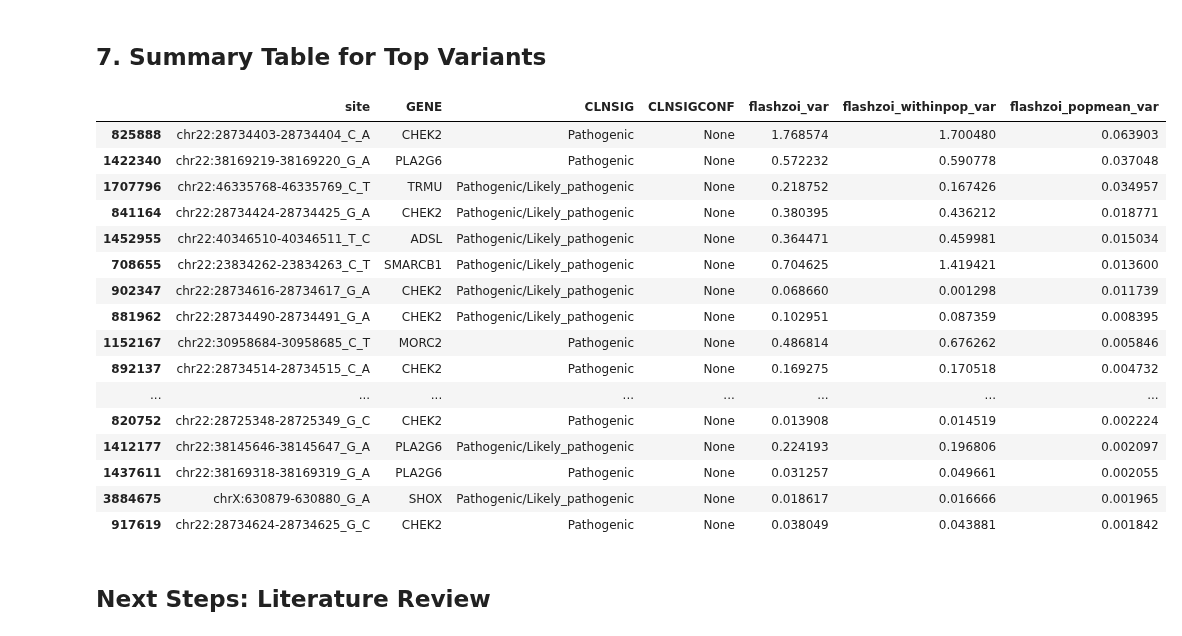
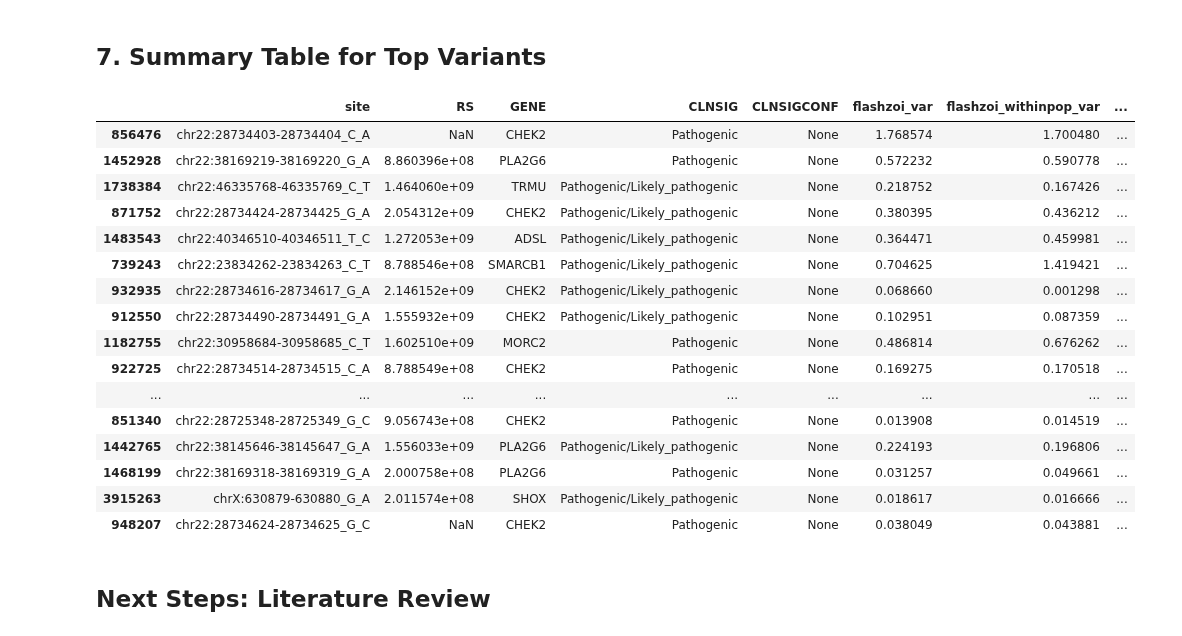
Before and after one commit to bschilder/VEP_DNA, a Jupyter notebook: notebooks/vep_population_analysis.ipynb, the cells around one changed output. Cells and saved outputs as stored; diff of their text form; code cells hidden in the pictures.

```diff
--- a/notebooks/vep_population_analysis.ipynb
+++ b/notebooks/vep_population_analysis.ipynb
@@ -47,9 +47,6 @@ vep_df.head()
 | 356865 | chr21:25714732-25714733_T_C | REF | 0 | delta_max_max | NaN | NaN | 2.838457 | NaN | NaN | NaN | ... |
 | 356866 | chr21:25714732-25714733_T_C | REF | 0 | delta_mean | NaN | NaN | 0.000149 | NaN | NaN | NaN | ... |
 | 356867 | chr21:25714732-25714733_T_C | REF | 0 | delta_pow2_mean | NaN | NaN | 0.000056 | NaN | NaN | NaN | ... |
-# %%
-vep_df = vep_df.loc[vep_df["slot"]=="COVR"]
-vep_df = va.add_onekg_metadata(vep_df)
 # %%
 bed_utr = cv.read_bed("data/UTR/clinvar_utr_snv.bed.gz",
                       extract_ids=True,
@@ -93,22 +91,22 @@ vep_df_covr = vep_df_covr.merge(pop_within_var, on=['site', 'Population'], how='
 vep_df_covr = vep_df_covr.merge(pop_var_of_means, on='site', how='left')
 # %%
 
-# Columns to keep in the output
-extra_cols = [
-    'CLNSIG', 'CLNSIG_simple', 'CLNSIG_super_simple',
-    'CLNSIGCONF', 'CLNREVSTAT', 'CLNREVSTAT_score'
-]
+# # Columns to keep in the output
+# extra_cols = [
+#     'CLNSIG', 'CLNSIG_simple', 'CLNSIG_super_simple',
+#     'CLNSIGCONF', 'CLNREVSTAT', 'CLNREVSTAT_score'
+# ]
 
-# For each extra column, if missing or all NaN, merge it back in from the original vep_df
-for col in extra_cols:
-    if col not in vep_df_covr.columns or vep_df_covr[col].isnull().all():
-        vep_df_covr = vep_df_covr.drop(columns=[col], errors='ignore')
-        # Only merge if the column exists in the original DataFrame
-        if col in vep_df.columns:
-            vep_df_covr = vep_df_covr.merge(
-                vep_df[['site', col]].drop_duplicates(),
-                on='site',
-                how='left'
-            )
-        else:
-            print(f"Warning: Column '{col}' not found in input data and will be left empty.")
+# # For each extra column, if missing or all NaN, merge it back in from the original vep_df
+# for col in extra_cols:
+#     if col not in vep_df_covr.columns or vep_df_covr[col].isnull().all():
+#         vep_df_covr = vep_df_covr.drop(columns=[col], errors='ignore')
+#         # Only merge if the column exists in the original DataFrame
+#         if col in vep_df.columns:
+#             vep_df_covr = vep_df_covr.merge(
+#                 vep_df[['site', col]].drop_duplicates(),
+#                 on='site',
+#                 how='left'
+#             )
+#         else:
+#             print(f"Warning: Column '{col}' not found in input data and will be left empty.")
@@ -237,26 +221,26 @@ ANOVA p-value for chr22:28734403-28734404_C_A: 2.86e-11
 # %% [markdown]
 ## 7. Summary Table for Top Variants
 # %%
-summary_cols = ['site', 'GENE', 'CLNSIG', 'CLNSIGCONF', 'flashzoi_var', 'flashzoi_withinpop_var', 'flashzoi_popmean_var']
+summary_cols = ['site',"RS", 'GENE', 'CLNSIG', 'CLNSIGCONF', 'flashzoi_var', 'flashzoi_withinpop_var', 'flashzoi_popmean_var']
 display(top_pathogenic[summary_cols])
 # %% [output]
-|  | site | GENE | CLNSIG | CLNSIGCONF | flashzoi_var | flashzoi_withinpop_var | flashzoi_popmean_var |
-| 825888 | chr22:28734403-28734404_C_A | CHEK2 | Pathogenic | None | 1.768574 | 1.700480 | 0.063903 |
-| 1422340 | chr22:38169219-38169220_G_A | PLA2G6 | Pathogenic | None | 0.572232 | 0.590778 | 0.037048 |
-| 1707796 | chr22:46335768-46335769_C_T | TRMU | Pathogenic/Likely_pathogenic | None | 0.218752 | 0.167426 | 0.034957 |
-| 841164 | chr22:28734424-28734425_G_A | CHEK2 | Pathogenic/Likely_pathogenic | None | 0.380395 | 0.436212 | 0.018771 |
-| 1452955 | chr22:40346510-40346511_T_C | ADSL | Pathogenic/Likely_pathogenic | None | 0.364471 | 0.459981 | 0.015034 |
-| 708655 | chr22:23834262-23834263_C_T | SMARCB1 | Pathogenic/Likely_pathogenic | None | 0.704625 | 1.419421 | 0.013600 |
-| 902347 | chr22:28734616-28734617_G_A | CHEK2 | Pathogenic/Likely_pathogenic | None | 0.068660 | 0.001298 | 0.011739 |
-| 881962 | chr22:28734490-28734491_G_A | CHEK2 | Pathogenic/Likely_pathogenic | None | 0.102951 | 0.087359 | 0.008395 |
-| 1152167 | chr22:30958684-30958685_C_T | MORC2 | Pathogenic | None | 0.486814 | 0.676262 | 0.005846 |
-| 892137 | chr22:28734514-28734515_C_A | CHEK2 | Pathogenic | None | 0.169275 | 0.170518 | 0.004732 |
-| ... | ... | ... | ... | ... | ... | ... | ... |
-| 820752 | chr22:28725348-28725349_G_C | CHEK2 | Pathogenic | None | 0.013908 | 0.014519 | 0.002224 |
-| 1412177 | chr22:38145646-38145647_G_A | PLA2G6 | Pathogenic/Likely_pathogenic | None | 0.224193 | 0.196806 | 0.002097 |
-| 1437611 | chr22:38169318-38169319_G_A | PLA2G6 | Pathogenic | None | 0.031257 | 0.049661 | 0.002055 |
-| 3884675 | chrX:630879-630880_G_A | SHOX | Pathogenic/Likely_pathogenic | None | 0.018617 | 0.016666 | 0.001965 |
-| 917619 | chr22:28734624-28734625_G_C | CHEK2 | Pathogenic | None | 0.038049 | 0.043881 | 0.001842 |
+|  | site | RS | GENE | CLNSIG | CLNSIGCONF | flashzoi_var | flashzoi_withinpop_var | ... |
+| 856476 | chr22:28734403-28734404_C_A | NaN | CHEK2 | Pathogenic | None | 1.768574 | 1.700480 | ... |
+| 1452928 | chr22:38169219-38169220_G_A | 8.860396e+08 | PLA2G6 | Pathogenic | None | 0.572232 | 0.590778 | ... |
+| 1738384 | chr22:46335768-46335769_C_T | 1.464060e+09 | TRMU | Pathogenic/Likely_pathogenic | None | 0.218752 | 0.167426 | ... |
+| 871752 | chr22:28734424-28734425_G_A | 2.054312e+09 | CHEK2 | Pathogenic/Likely_pathogenic | None | 0.380395 | 0.436212 | ... |
+| 1483543 | chr22:40346510-40346511_T_C | 1.272053e+09 | ADSL | Pathogenic/Likely_pathogenic | None | 0.364471 | 0.459981 | ... |
+| 739243 | chr22:23834262-23834263_C_T | 8.788546e+08 | SMARCB1 | Pathogenic/Likely_pathogenic | None | 0.704625 | 1.419421 | ... |
+| 932935 | chr22:28734616-28734617_G_A | 2.146152e+09 | CHEK2 | Pathogenic/Likely_pathogenic | None | 0.068660 | 0.001298 | ... |
+| 912550 | chr22:28734490-28734491_G_A | 1.555932e+09 | CHEK2 | Pathogenic/Likely_pathogenic | None | 0.102951 | 0.087359 | ... |
+| 1182755 | chr22:30958684-30958685_C_T | 1.602510e+09 | MORC2 | Pathogenic | None | 0.486814 | 0.676262 | ... |
+| 922725 | chr22:28734514-28734515_C_A | 8.788549e+08 | CHEK2 | Pathogenic | None | 0.169275 | 0.170518 | ... |
+| ... | ... | ... | ... | ... | ... | ... | ... | ... |
+| 851340 | chr22:28725348-28725349_G_C | 9.056743e+08 | CHEK2 | Pathogenic | None | 0.013908 | 0.014519 | ... |
+| 1442765 | chr22:38145646-38145647_G_A | 1.556033e+09 | PLA2G6 | Pathogenic/Likely_pathogenic | None | 0.224193 | 0.196806 | ... |
+| 1468199 | chr22:38169318-38169319_G_A | 2.000758e+08 | PLA2G6 | Pathogenic | None | 0.031257 | 0.049661 | ... |
+| 3915263 | chrX:630879-630880_G_A | 2.011574e+08 | SHOX | Pathogenic/Likely_pathogenic | None | 0.018617 | 0.016666 | ... |
+| 948207 | chr22:28734624-28734625_G_C | NaN | CHEK2 | Pathogenic | None | 0.038049 | 0.043881 | ... |
 # %% [markdown]
 ## Next Steps: Literature Review
 # %% [markdown]
```
Also changed, not shown: parts of 10 cells of this notebook, 15 other files.
